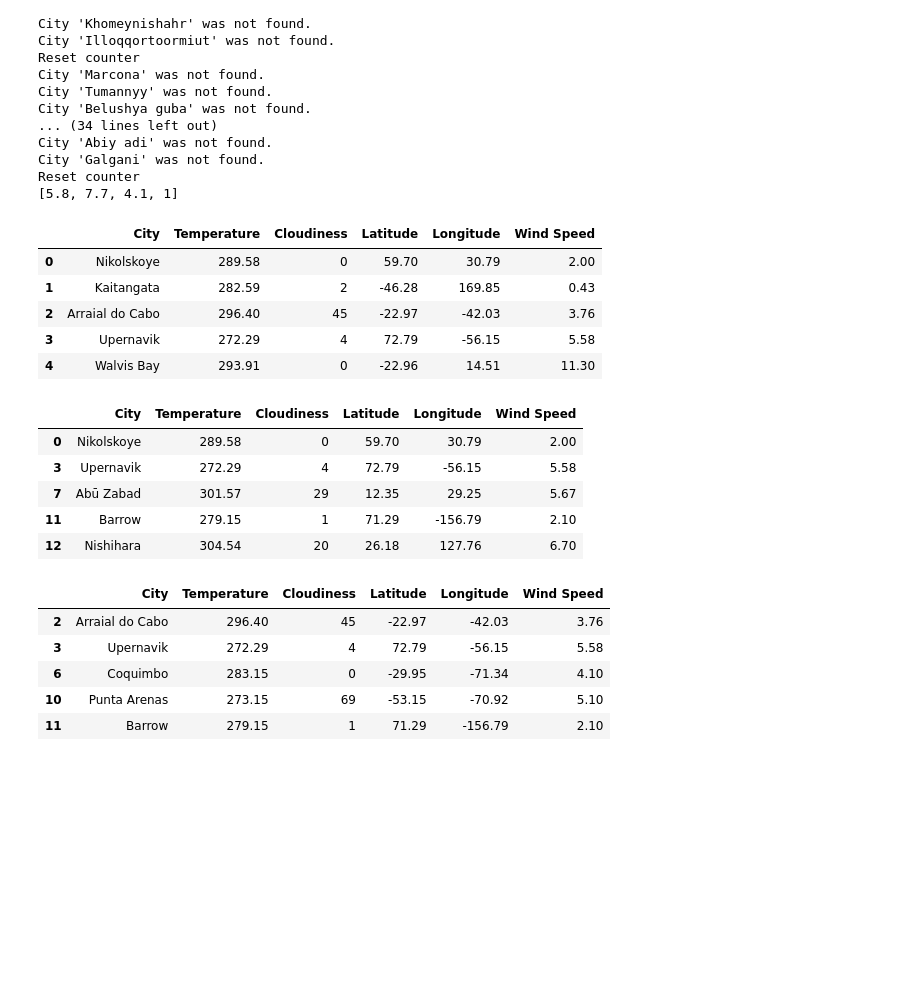
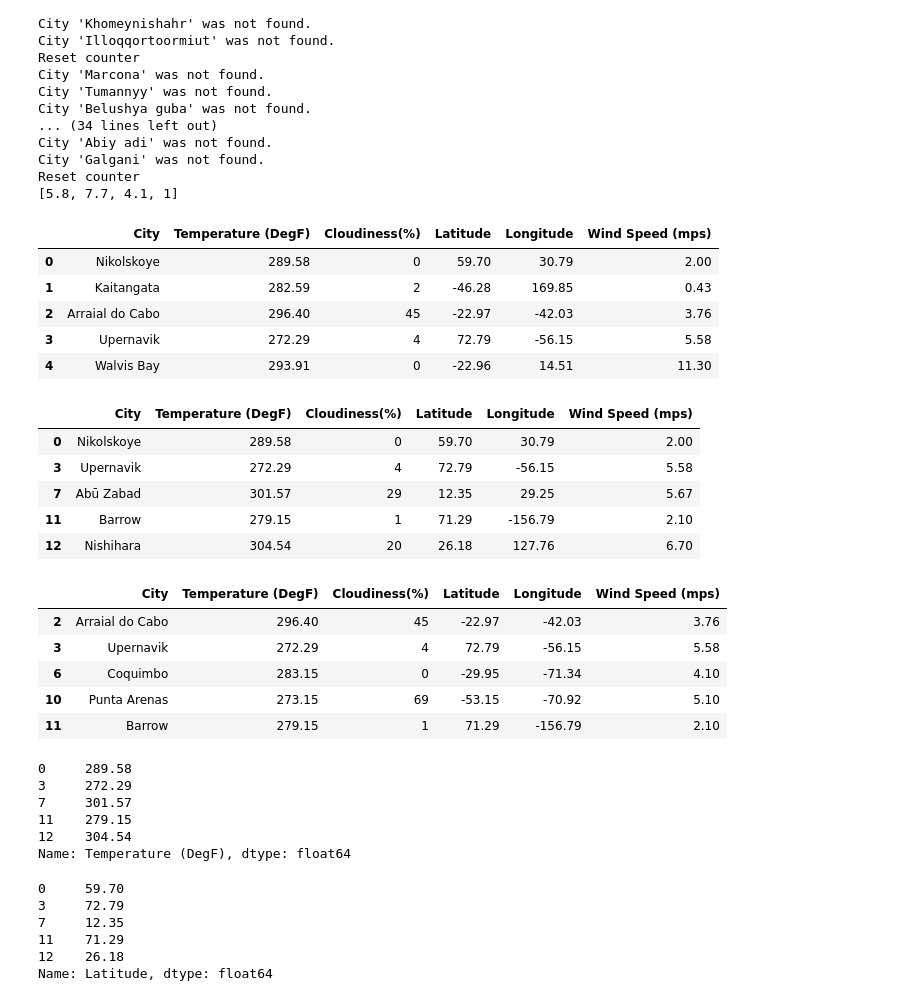
Before and after one commit to IrinaUX/python-api-challenge-2, a Jupyter notebook: WeatherPy/WeatherPy-Copy2.ipynb, the cells around one changed output. Drawn from its saved outputs; the diff is of its cells as text; code cells hidden in the pictures; blank space fills up the shorter version.

```diff
--- a/WeatherPy/WeatherPy-Copy2.ipynb
+++ b/WeatherPy/WeatherPy-Copy2.ipynb
@@ -101,14 +102,14 @@ Reset counter
 # %%
 # Create a dataframe from the collected data
 weather_df = pd.DataFrame({'City': city_list,
-                           'Temperature': temp_list,
-                           'Cloudiness': cloud_list,
+                           'Temperature (DegF)': temp_list,
+                           'Cloudiness(%)': cloud_list,
                            'Latitude': lat_list,
                            'Longitude': long_list,
-                           'Wind Speed': wind_list})
+                           'Wind Speed (mps)': wind_list})
 weather_df.head()
 # %% [output]
-|  | City | Temperature | Cloudiness | Latitude | Longitude | Wind Speed |
+|  | City | Temperature (DegF) | Cloudiness(%) | Latitude | Longitude | Wind Speed (mps) |
 | 0 | Nikolskoye | 289.58 | 0 | 59.70 | 30.79 | 2.00 |
 | 1 | Kaitangata | 282.59 | 2 | -46.28 | 169.85 | 0.43 |
 | 2 | Arraial do Cabo | 296.40 | 45 | -22.97 | -42.03 | 3.76 |
@@ -118,7 +119,7 @@ weather_df.head()
 northern_weather_df = weather_df.loc[weather_df['Latitude'] >= 0]
 northern_weather_df.head()
 # %% [output]
-|  | City | Temperature | Cloudiness | Latitude | Longitude | Wind Speed |
+|  | City | Temperature (DegF) | Cloudiness(%) | Latitude | Longitude | Wind Speed (mps) |
 | 0 | Nikolskoye | 289.58 | 0 | 59.70 | 30.79 | 2.00 |
 | 3 | Upernavik | 272.29 | 4 | 72.79 | -56.15 | 5.58 |
 | 7 | Abū Zabad | 301.57 | 29 | 12.35 | 29.25 | 5.67 |
@@ -128,9 +129,30 @@ northern_weather_df.head()
 southern_weather_df = weather_df.loc[weather_df['Longitude'] < 0]
 southern_weather_df.head()
 # %% [output]
-|  | City | Temperature | Cloudiness | Latitude | Longitude | Wind Speed |
+|  | City | Temperature (DegF) | Cloudiness(%) | Latitude | Longitude | Wind Speed (mps) |
 | 2 | Arraial do Cabo | 296.40 | 45 | -22.97 | -42.03 | 3.76 |
 | 3 | Upernavik | 272.29 | 4 | 72.79 | -56.15 | 5.58 |
 | 6 | Coquimbo | 283.15 | 0 | -29.95 | -71.34 | 4.10 |
 | 10 | Punta Arenas | 273.15 | 69 | -53.15 | -70.92 | 5.10 |
 | 11 | Barrow | 279.15 | 1 | 71.29 | -156.79 | 2.10 |
+# %%
+# Extract column data to use for a scatter plot
+temp_north = northern_weather_df['Temperature (DegF)']
+print(temp_north[:5])
+# %% [output]
+0     289.58
+3     272.29
+7     301.57
+11    279.15
+12    304.54
+Name: Temperature (DegF), dtype: float64
+# %%
+lat_north = northern_weather_df['Latitude']
+lat_north[:5]
+# %% [output]
+0     59.70
+3     72.79
+7     12.35
+11    71.29
+12    26.18
+Name: Latitude, dtype: float64
```
Also changed, not shown: parts of 6 cells of this notebook.
